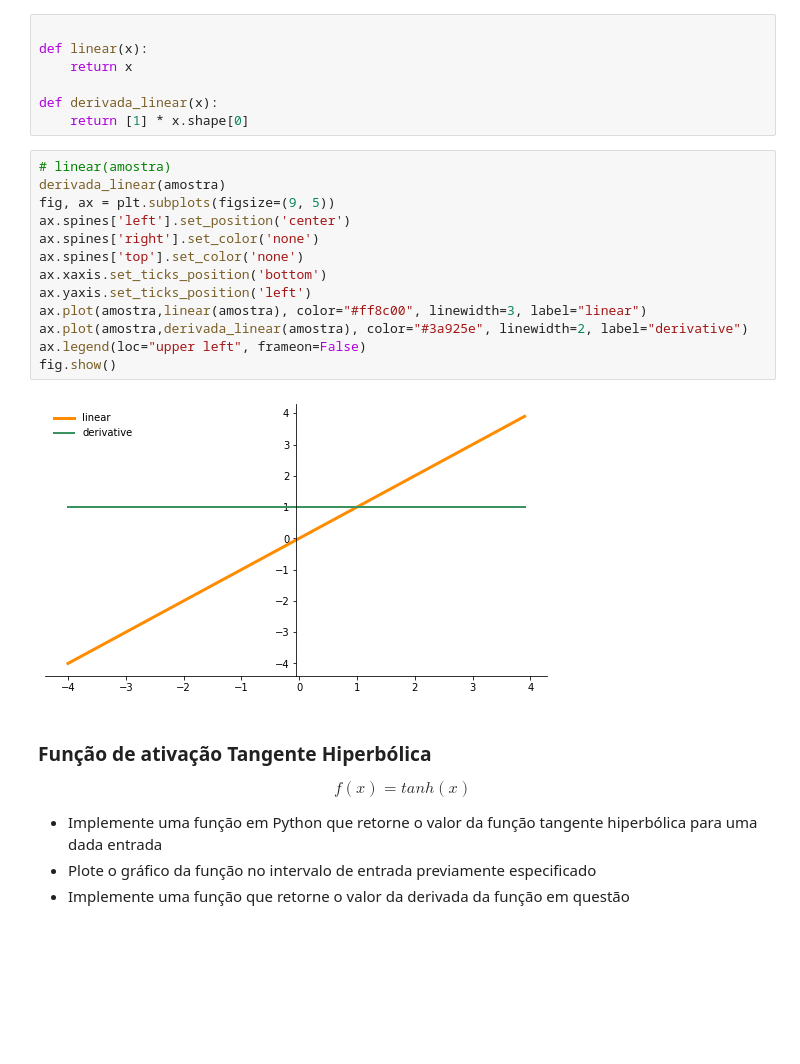
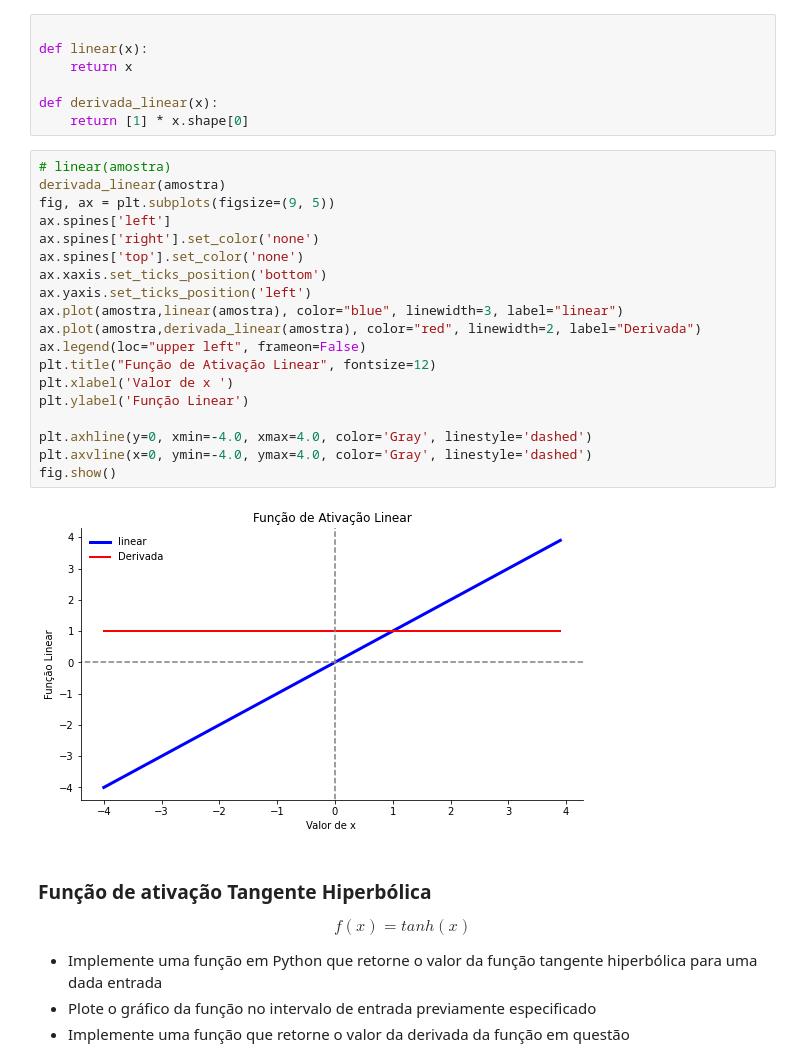
Before and after one commit to WilbertMarins/RNA-PP3.1, a Jupyter notebook: Funções de Ativação.ipynb, the cells around one changed output. Drawn from its saved outputs; the diff is of its cells as text; blank space fills up the shorter version.

```diff
--- a/Funções de Ativação.ipynb
+++ b/Funções de Ativação.ipynb
@@ -126,18 +133,24 @@ def derivada_linear(x):
 # %%
 # linear(amostra)
 derivada_linear(amostra)
 fig, ax = plt.subplots(figsize=(9, 5))
-ax.spines['left'].set_position('center')
+ax.spines['left']
 ax.spines['right'].set_color('none')
 ax.spines['top'].set_color('none')
 ax.xaxis.set_ticks_position('bottom')
 ax.yaxis.set_ticks_position('left')
-ax.plot(amostra,linear(amostra), color="#ff8c00", linewidth=3, label="linear")
-ax.plot(amostra,derivada_linear(amostra), color="#3a925e", linewidth=2, label="derivative")
+ax.plot(amostra,linear(amostra), color="blue", linewidth=3, label="linear")
+ax.plot(amostra,derivada_linear(amostra), color="red", linewidth=2, label="Derivada")
 ax.legend(loc="upper left", frameon=False)
+plt.title("Função de Ativação Linear", fontsize=12)
+plt.xlabel('Valor de x ')
+plt.ylabel('Função Linear')
+
+plt.axhline(y=0, xmin=-4.0, xmax=4.0, color='Gray', linestyle='dashed')
+plt.axvline(x=0, ymin=-4.0, ymax=4.0, color='Gray', linestyle='dashed')
 fig.show()
 # %% [output]
-[figure, old version]
+[figure, new version]
 # %% [markdown]
 ### Função de ativação Tangente Hiperbólica
 
```
Also changed, not shown: parts of 18 cells of this notebook.
